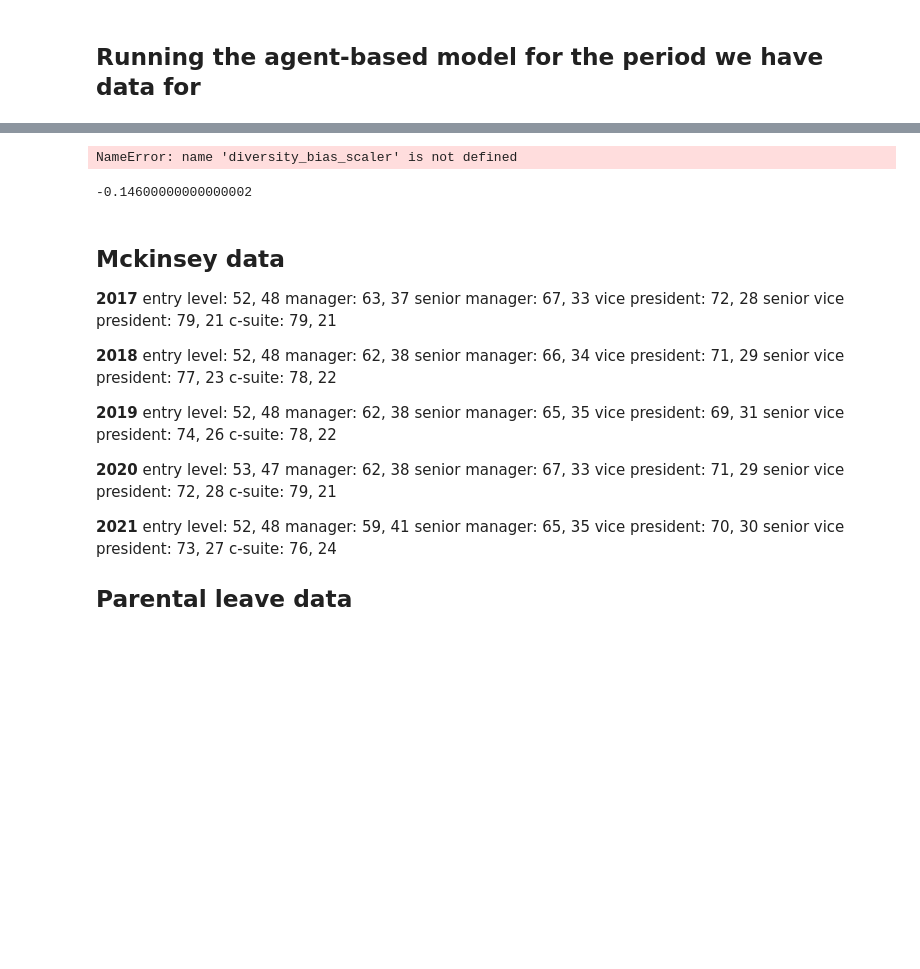
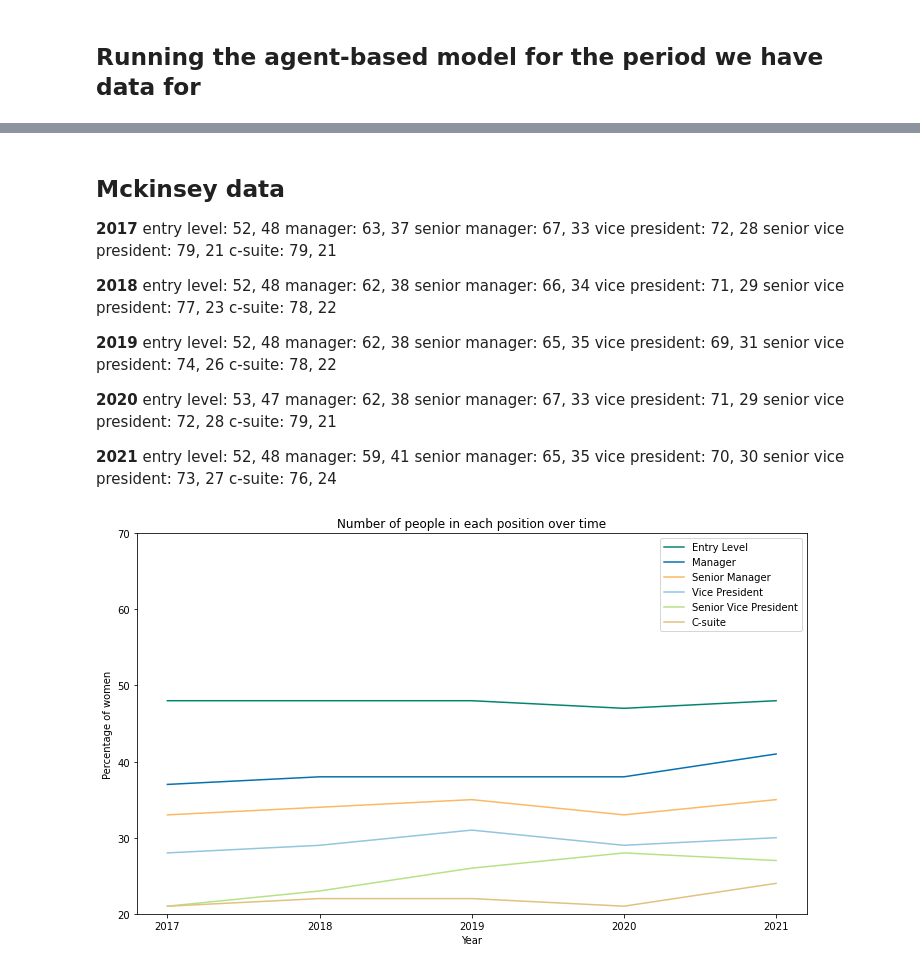
Before and after one commit to laurabpaulsen/agentbased_modelling, a Jupyter notebook: ABM.ipynb, the cells around one changed output, grey strips where cells are left out. Cells and saved outputs as stored; diff of their text form; code cells hidden in the pictures; blank space fills up the shorter version.

```diff
--- a/ABM.ipynb
+++ b/ABM.ipynb
@@ -106,18 +101,3 @@ get_bias(company, scale = 1)
-# %%
-threshold = 0.5
-percent_women = (gender_distribution[0][4]/(gender_distribution[0][4] + gender_distribution[1][4]))
-
-if percent_women > threshold:
-    diversity_bias = 0
-
-else:
-    diversity_bias = (percent_women - threshold) * diversity_bias_scaler
-# %% [output]
-NameError: name 'diversity_bias_scaler' is not defined
-# %%
-diversity_bias
-# %% [output]
--0.14600000000000002
 # %% [markdown]
 ## Mckinsey data
 **2017**
@@ -159,7 +139,45 @@ senior manager: 65, 35
 vice president: 70, 30
 senior vice president: 73, 27
 c-suite: 76, 24
-
-
-
-## Parental leave data
+# %%
+data_dict = {'2017': {'Entry Level': [52, 48], 'Manager': [63, 37], 'Senior Manager': [67, 33], 'Vice President': [72, 28], 'Senior Vice President': [79, 21], 'C-suite': [79, 21]},
+             '2018': {'Entry Level': [52, 48], 'Manager': [62, 38], 'Senior Manager': [66, 34], 'Vice President': [71, 29], 'Senior Vice President': [77, 23], 'C-suite': [78, 22]},
+             '2019': {'Entry Level': [52, 48], 'Manager': [62, 38], 'Senior Manager': [65, 35], 'Vice President': [69, 31], 'Senior Vice President': [74, 26], 'C-suite': [78, 22]},
+             '2020': {'Entry Level': [53, 47], 'Manager': [62, 38], 'Senior Manager': [67, 33], 'Vice President': [71, 29], 'Senior Vice President': [72, 28], 'C-suite': [79, 21]},
+             '2021': {'Entry Level': [52, 48], 'Manager': [59, 41], 'Senior Manager': [65, 35], 'Vice President': [70, 30], 'Senior Vice President': [73, 27], 'C-suite': [76, 24]}}
+data_percent_women = {'2017': {'Entry Level': 48, 'Manager': 37, 'Senior Manager': 33, 'Vice President': 28, 'Senior Vice President': 21, 'C-suite': 21},
+             '2018': {'Entry Level': 48, 'Manager': 38, 'Senior Manager': 34, 'Vice President': 29, 'Senior Vice President': 23, 'C-suite': 22},
+             '2019': {'Entry Level': 48, 'Manager': 38, 'Senior Manager': 35, 'Vice President': 31, 'Senior Vice President': 26, 'C-suite': 22},
+             '2020': {'Entry Level': 47, 'Manager': 38, 'Senior Manager': 33, 'Vice President': 29, 'Senior Vice President': 28, 'C-suite': 21},
+             '2021': {'Entry Level': 48, 'Manager': 41, 'Senior Manager': 35, 'Vice President': 30, 'Senior Vice President': 27, 'C-suite': 24}}
+# %%
+plot_data = pd.DataFrame.from_dict(data_percent_women, orient='index')
+# %%
+colors = ['#018571', '#0571B0', '#FDB863', '#92C5DE', '#B8E186', '#DFC27D']
+# plt the plot_data
+fig = plt.figure(figsize=(12,7))
+# plot a line for each position (x axis is the year, y axis is the number of people in that position)
+for i in range(len(plot_data.columns)):
+    plt.plot(plot_data.index, plot_data.iloc[:, i], label=plot_data.columns[i], color = colors[i])
+plt.legend()
+# add a title
+plt.title('Number of people in each position over time')
+# add a label for the x axis
+plt.xlabel('Year')
+# add a label for the y axis
+plt.ylabel('Percentage of women')
+# set y-lim
+plt.ylim([20, 70])
+SMALL_SIZE = 12
+MEDIUM_SIZE = 18
+BIGGER_SIZE = 22
+
+plt.rc('font', size=SMALL_SIZE)          # controls default text sizes
+plt.rc('axes', titlesize=MEDIUM_SIZE)     # fontsize of the axes title
+plt.rc('axes', labelsize=MEDIUM_SIZE)    # fontsize of the x and y labels
+plt.rc('xtick', labelsize=SMALL_SIZE)    # fontsize of the tick labels
+plt.rc('ytick', labelsize=SMALL_SIZE)    # fontsize of the tick labels
+plt.rc('legend', fontsize=SMALL_SIZE)    # legend fontsize
+plt.rc('figure', titlesize=BIGGER_SIZE)  # fontsize of the figure title
+# %% [output]
+[figure, added]
```
Also changed, not shown: parts of 9 cells of this notebook, 5 other files.
